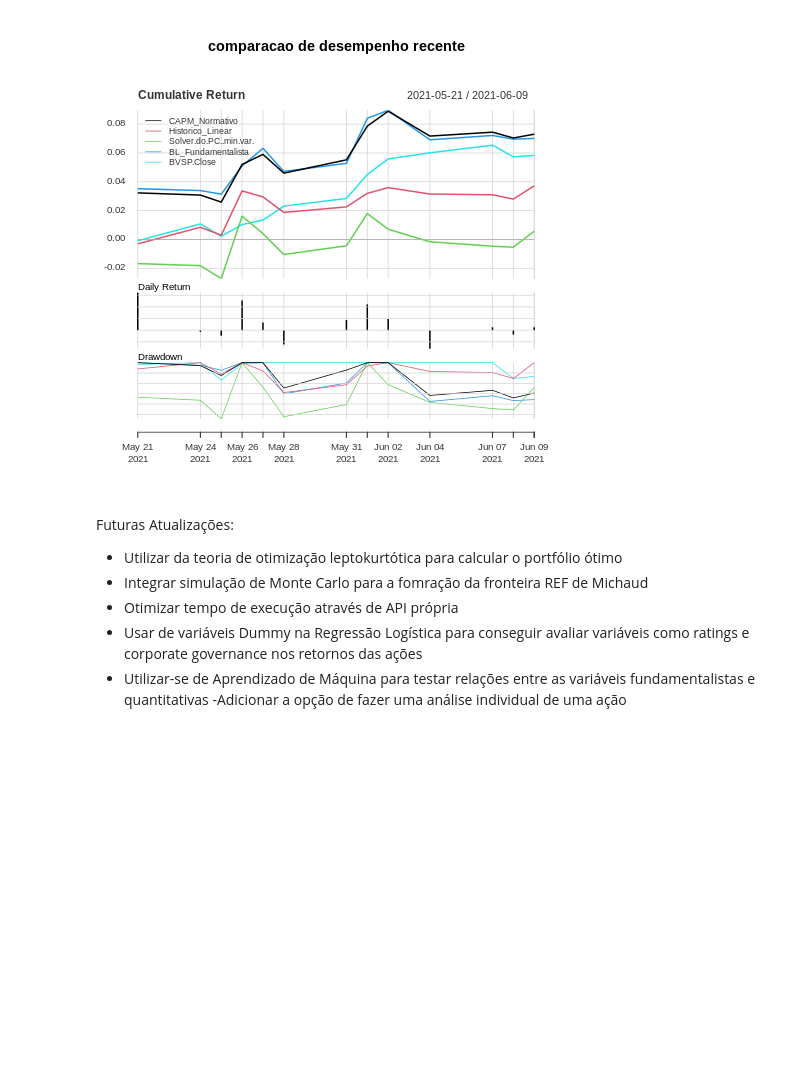
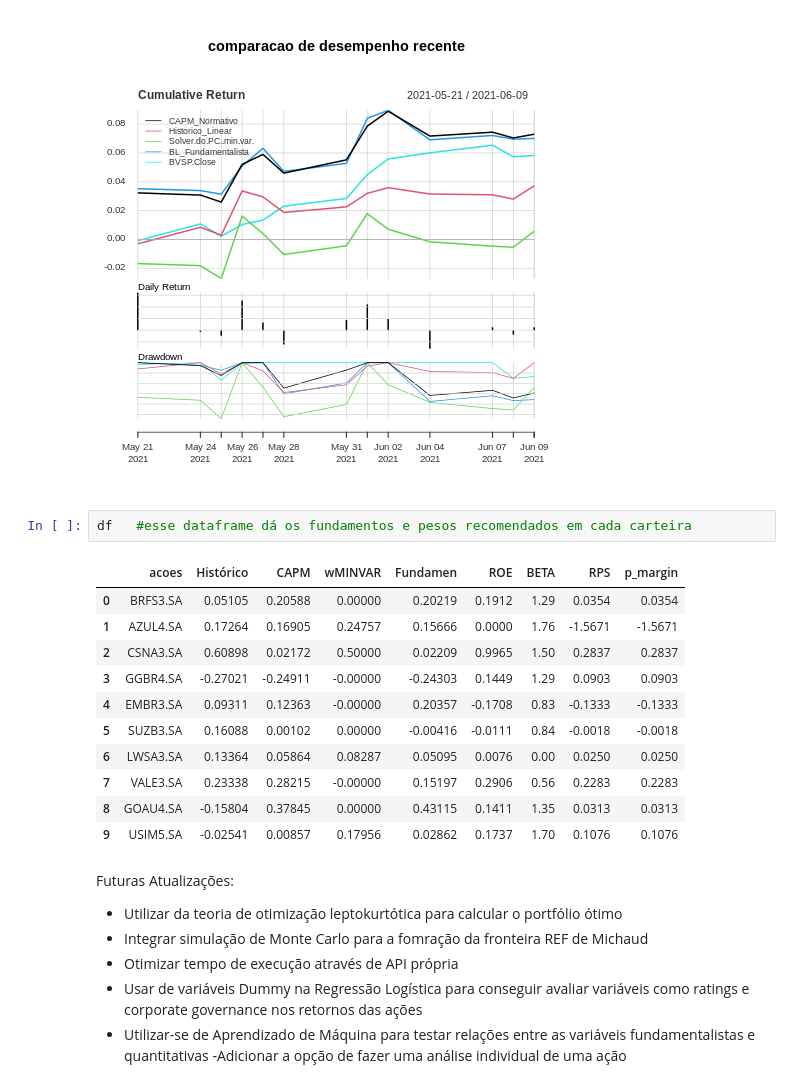
Before and after one commit to Andrade020/Teste-MeetupR, a Jupyter notebook: Balanceador_de_investimentos.ipynb, the cells around one changed output. Drawn from its saved outputs; the diff is of its cells as text; blank space fills up the shorter version.

```diff
--- a/Balanceador_de_investimentos.ipynb
+++ b/Balanceador_de_investimentos.ipynb
@@ -517,6 +511,20 @@ df_retscomparacao<- cbind(CAPMReturn, HISTReturn, MINVARReturn,BLReturn, benchma
 charts.PerformanceSummary(df_retscomparacao, main="comparacao de desempenho recente",geometric= TRUE)#, geometric=FALSE)
 # %% [output]
 [figure]
+# %%
+df   #esse dataframe dá os fundamentos e pesos recomendados em cada carteira
+# %% [output]
+|  | acoes | Histórico | CAPM | wMINVAR | Fundamen | ROE | BETA | RPS | p_margin |
+| 0 | BRFS3.SA | 0.05105 | 0.20588 | 0.00000 | 0.20219 | 0.1912 | 1.29 | 0.0354 | 0.0354 |
+| 1 | AZUL4.SA | 0.17264 | 0.16905 | 0.24757 | 0.15666 | 0.0000 | 1.76 | -1.5671 | -1.5671 |
+| 2 | CSNA3.SA | 0.60898 | 0.02172 | 0.50000 | 0.02209 | 0.9965 | 1.50 | 0.2837 | 0.2837 |
+| 3 | GGBR4.SA | -0.27021 | -0.24911 | -0.00000 | -0.24303 | 0.1449 | 1.29 | 0.0903 | 0.0903 |
+| 4 | EMBR3.SA | 0.09311 | 0.12363 | -0.00000 | 0.20357 | -0.1708 | 0.83 | -0.1333 | -0.1333 |
+| 5 | SUZB3.SA | 0.16088 | 0.00102 | 0.00000 | -0.00416 | -0.0111 | 0.84 | -0.0018 | -0.0018 |
+| 6 | LWSA3.SA | 0.13364 | 0.05864 | 0.08287 | 0.05095 | 0.0076 | 0.00 | 0.0250 | 0.0250 |
+| 7 | VALE3.SA | 0.23338 | 0.28215 | -0.00000 | 0.15197 | 0.2906 | 0.56 | 0.2283 | 0.2283 |
+| 8 | GOAU4.SA | -0.15804 | 0.37845 | 0.00000 | 0.43115 | 0.1411 | 1.35 | 0.0313 | 0.0313 |
+| 9 | USIM5.SA | -0.02541 | 0.00857 | 0.17956 | 0.02862 | 0.1737 | 1.70 | 0.1076 | 0.1076 |
 # %% [markdown]
 Futuras Atualizações:
 - Utilizar da teoria de otimização leptokurtótica para calcular o portfólio ótimo
```
Also changed, not shown: parts of 1 cell of this notebook.
